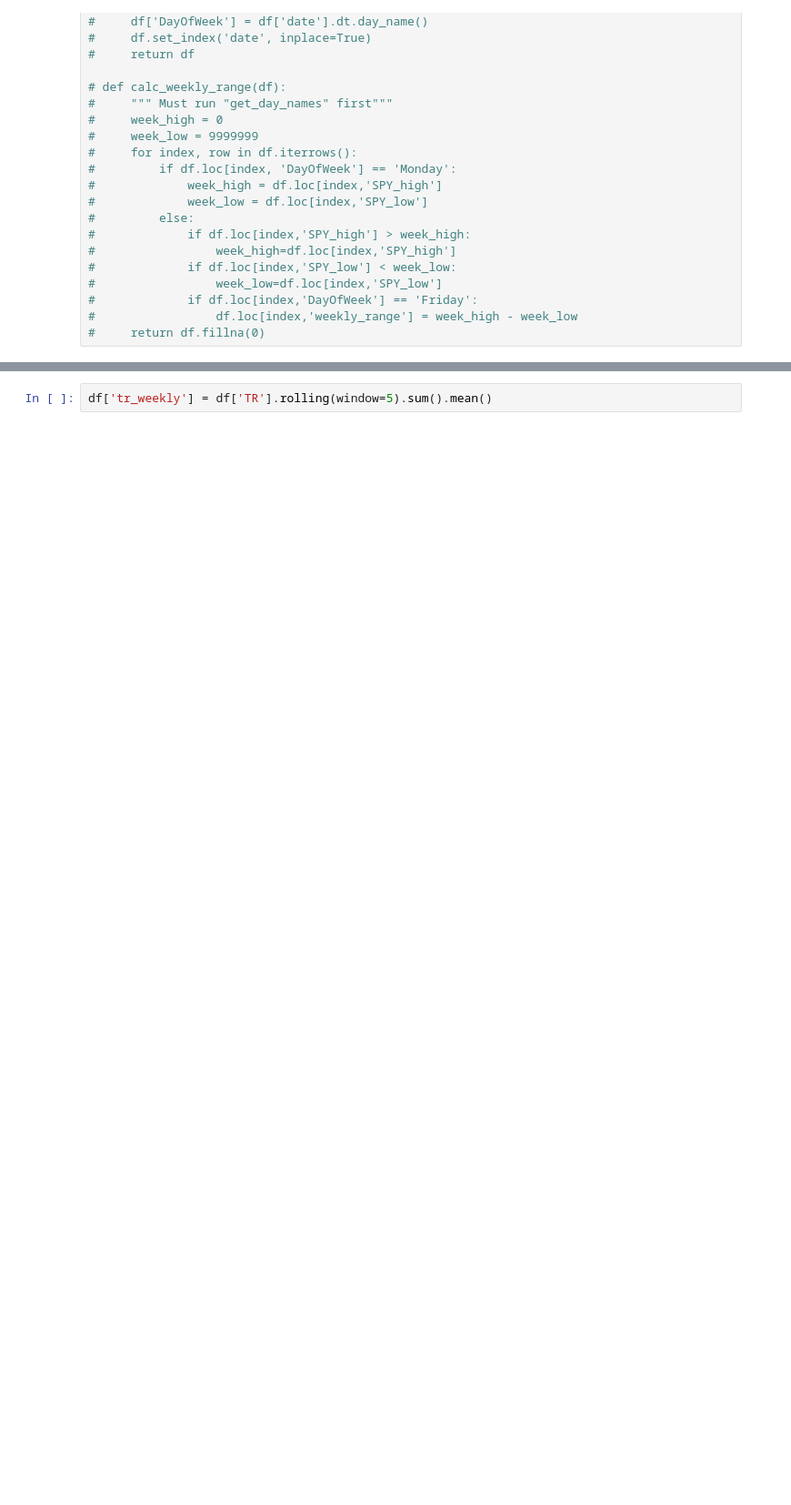
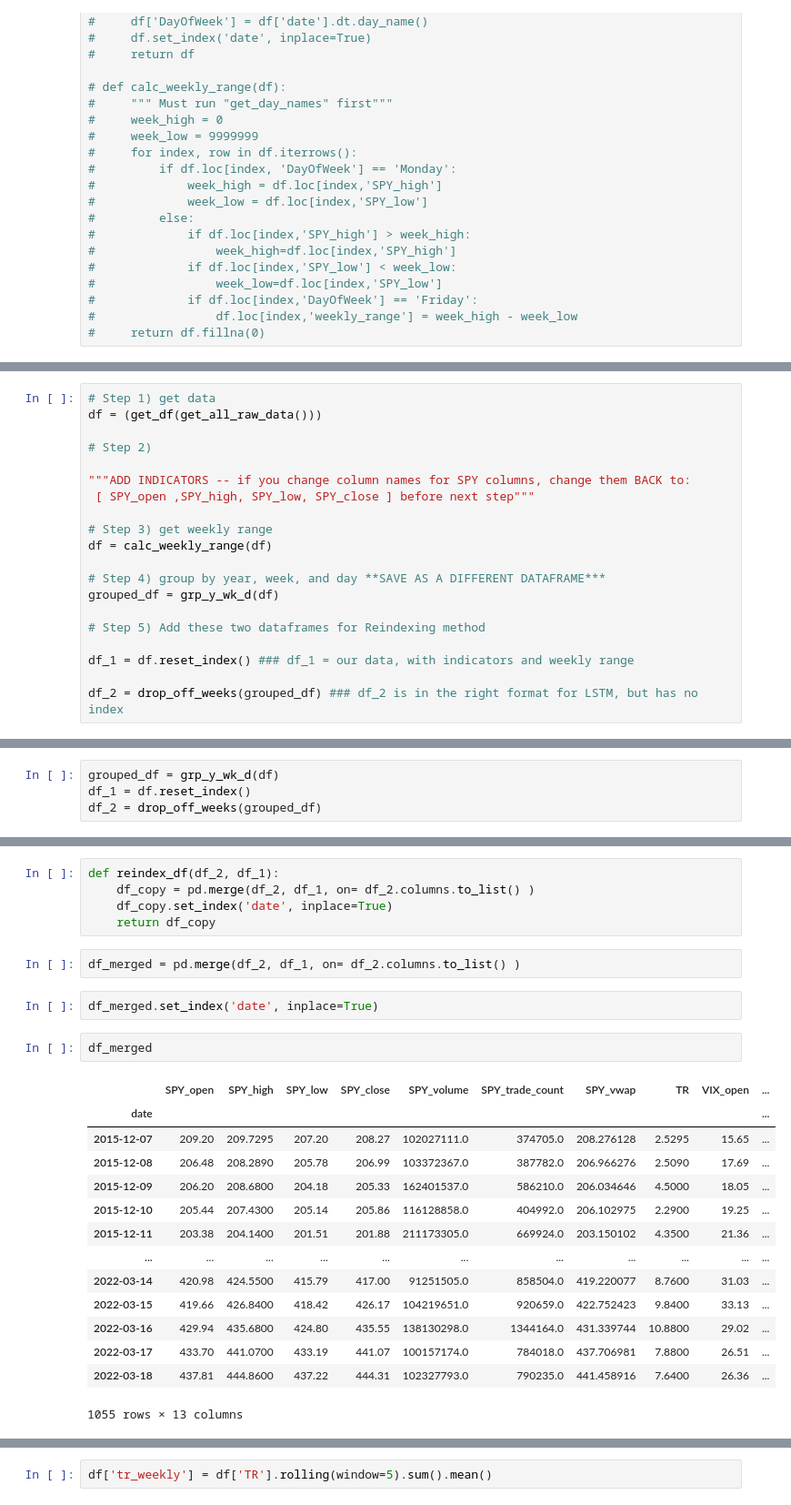
Before and after one commit to laramiedunlap/Project2, a Jupyter notebook: Laramie.ipynb, the cells around one changed output, grey strips where cells are left out. Shown: that part at 91% size. Cells and saved outputs as stored; diff of their text form; blank space fills up the shorter version.

Commit message:
added preprocessing steps explicitly

```diff
--- a/Laramie.ipynb
+++ b/Laramie.ipynb
@@ -109,0 +108,20 @@ df = (get_df(get_all_raw_data()))
+# %%
+# Step 1) get data
+df = (get_df(get_all_raw_data()))
+
+# Step 2)
+
+"""ADD INDICATORS -- if you change column names for SPY columns, change them BACK to:
+ [ SPY_open	,SPY_high, SPY_low,	SPY_close ] before next step"""
+
+# Step 3) get weekly range
+df = calc_weekly_range(df)
+
+# Step 4) group by year, week, and day **SAVE AS A DIFFERENT DATAFRAME***
+grouped_df = grp_y_wk_d(df)
+
+# Step 5) Add these two dataframes for Reindexing method
+
+df_1 = df.reset_index() ### df_1 = our data, with indicators and weekly range
+
+df_2 = drop_off_weeks(grouped_df) ### df_2 is in the right format for LSTM, but has no index
@@ -109,0 +146,4 @@ df = (get_df(get_all_raw_data()))
+# %%
+grouped_df = grp_y_wk_d(df)
+df_1 = df.reset_index()
+df_2 = drop_off_weeks(grouped_df)
@@ -109,0 +167,26 @@ df = (get_df(get_all_raw_data()))
+# %%
+def reindex_df(df_2, df_1):
+    df_copy = pd.merge(df_2, df_1, on= df_2.columns.to_list() )
+    df_copy.set_index('date', inplace=True)
+    return df_copy
+# %%
+df_merged = pd.merge(df_2, df_1, on= df_2.columns.to_list() )
+# %%
+df_merged.set_index('date', inplace=True)
+# %%
+df_merged
+# %% [output]
+|  | SPY_open | SPY_high | SPY_low | SPY_close | SPY_volume | SPY_trade_count | SPY_vwap | TR | VIX_open | ... |
+| date |  |  |  |  |  |  |  |  |  | ... |
+| 2015-12-07 | 209.20 | 209.7295 | 207.20 | 208.27 | 102027111.0 | 374705.0 | 208.276128 | 2.5295 | 15.65 | ... |
+| 2015-12-08 | 206.48 | 208.2890 | 205.78 | 206.99 | 103372367.0 | 387782.0 | 206.966276 | 2.5090 | 17.69 | ... |
+| 2015-12-09 | 206.20 | 208.6800 | 204.18 | 205.33 | 162401537.0 | 586210.0 | 206.034646 | 4.5000 | 18.05 | ... |
+| 2015-12-10 | 205.44 | 207.4300 | 205.14 | 205.86 | 116128858.0 | 404992.0 | 206.102975 | 2.2900 | 19.25 | ... |
+| 2015-12-11 | 203.38 | 204.1400 | 201.51 | 201.88 | 211173305.0 | 669924.0 | 203.150102 | 4.3500 | 21.36 | ... |
+| ... | ... | ... | ... | ... | ... | ... | ... | ... | ... | ... |
+| 2022-03-14 | 420.98 | 424.5500 | 415.79 | 417.00 | 91251505.0 | 858504.0 | 419.220077 | 8.7600 | 31.03 | ... |
+| 2022-03-15 | 419.66 | 426.8400 | 418.42 | 426.17 | 104219651.0 | 920659.0 | 422.752423 | 9.8400 | 33.13 | ... |
+| 2022-03-16 | 429.94 | 435.6800 | 424.80 | 435.55 | 138130298.0 | 1344164.0 | 431.339744 | 10.8800 | 29.02 | ... |
+| 2022-03-17 | 433.70 | 441.0700 | 433.19 | 441.07 | 100157174.0 | 784018.0 | 437.706981 | 7.8800 | 26.51 | ... |
+| 2022-03-18 | 437.81 | 444.8600 | 437.22 | 444.31 | 102327793.0 | 790235.0 | 441.458916 | 7.6400 | 26.36 | ... |
+1055 rows × 13 columns
```
Also changed, not shown: parts of 21 cells of this notebook.
